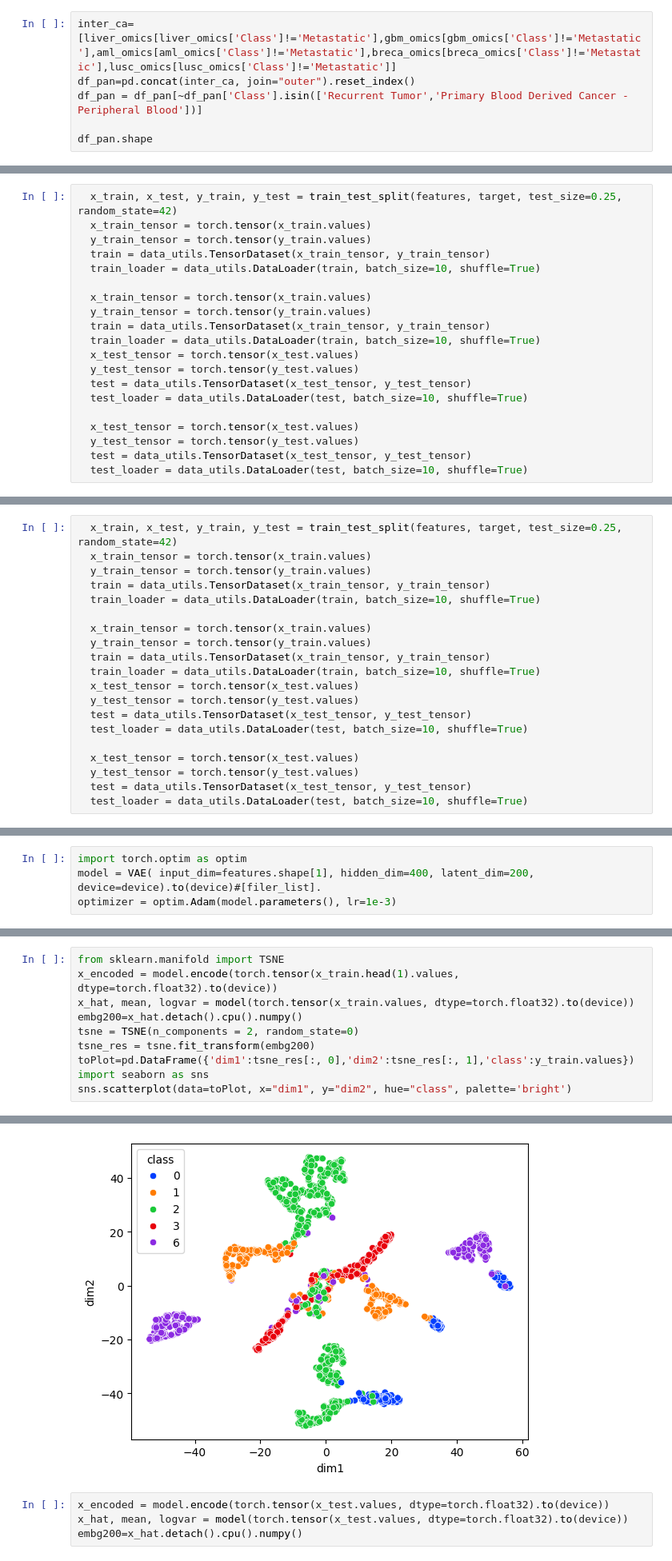
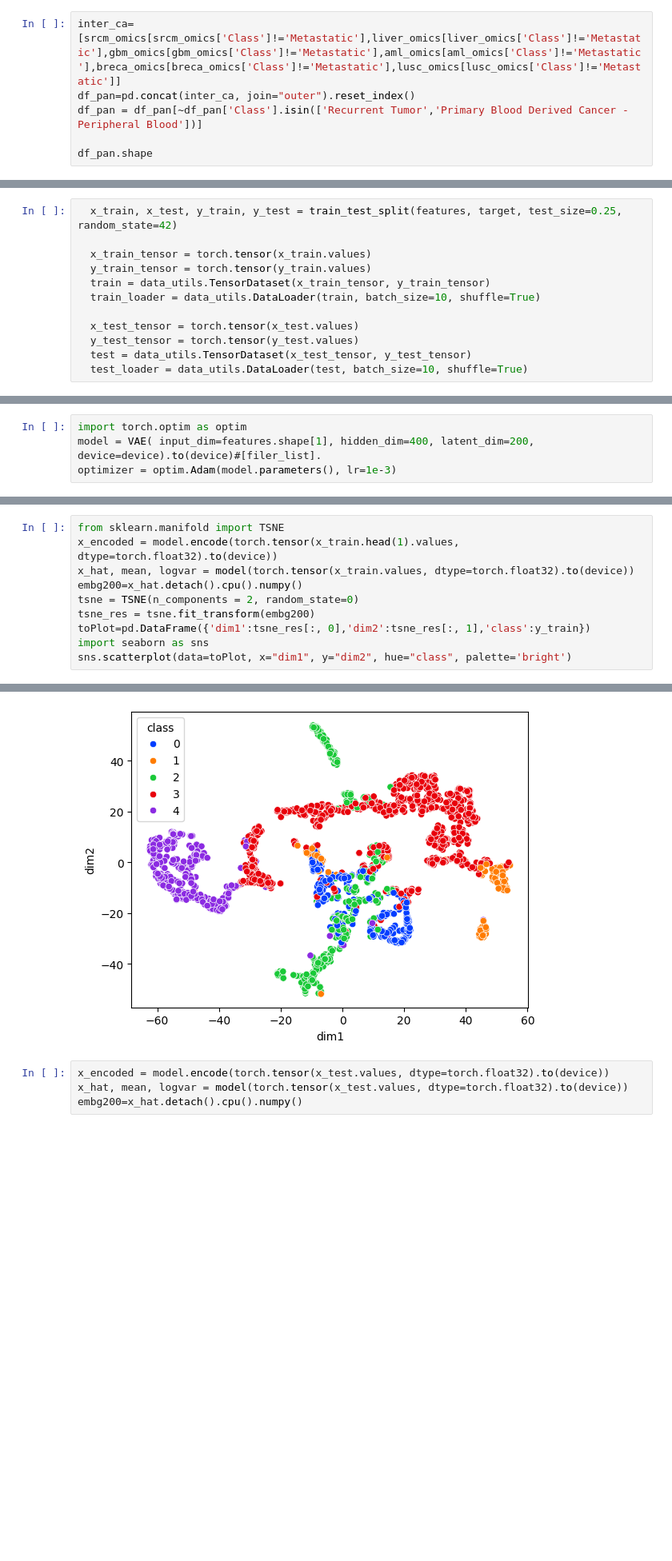
Before and after one commit to rowl27/Cancer-Omics, a Jupyter notebook: 01_05TCGA_PANCA_EXP.ipynb, the cells around one changed output, grey strips where cells are left out. Shown at 80% size. Drawn from its saved outputs; the diff is of its cells as text; blank space fills up the shorter version.

```diff
--- a/01_05TCGA_PANCA_EXP.ipynb
+++ b/01_05TCGA_PANCA_EXP.ipynb
@@ -227,5 +262,5 @@ liver_omics= omics(path,omics_data[f1]['kwrd'],omics_data[f1]['key']).get_meth_c
 # %%
-inter_ca= [liver_omics[liver_omics['Class']!='Metastatic'],gbm_omics[gbm_omics['Class']!='Metastatic'],aml_omics[aml_omics['Class']!='Metastatic'],breca_omics[breca_omics['Class']!='Metastatic'],lusc_omics[lusc_omics['Class']!='Metastatic']]
+inter_ca= [srcm_omics[srcm_omics['Class']!='Metastatic'],liver_omics[liver_omics['Class']!='Metastatic'],gbm_omics[gbm_omics['Class']!='Metastatic'],aml_omics[aml_omics['Class']!='Metastatic'],breca_omics[breca_omics['Class']!='Metastatic'],lusc_omics[lusc_omics['Class']!='Metastatic']]
 df_pan=pd.concat(inter_ca, join="outer").reset_index()
 df_pan = df_pan[~df_pan['Class'].isin(['Recurrent Tumor','Primary Blood Derived Cancer - Peripheral Blood'])]
 
@@ -303,23 +347,15 @@ SVC does not accept missing values encoded as NaN natively. For supervised learn
 # %%
   x_train, x_test, y_train, y_test = train_test_split(features, target, test_size=0.25, random_state=42)
+
   x_train_tensor = torch.tensor(x_train.values)
   y_train_tensor = torch.tensor(y_train.values)
   train = data_utils.TensorDataset(x_train_tensor, y_train_tensor)
   train_loader = data_utils.DataLoader(train, batch_size=10, shuffle=True)
 
-  x_train_tensor = torch.tensor(x_train.values)
-  y_train_tensor = torch.tensor(y_train.values)
-  train = data_utils.TensorDataset(x_train_tensor, y_train_tensor)
-  train_loader = data_utils.DataLoader(train, batch_size=10, shuffle=True)
   x_test_tensor = torch.tensor(x_test.values)
   y_test_tensor = torch.tensor(y_test.values)
   test = data_utils.TensorDataset(x_test_tensor, y_test_tensor)
   test_loader = data_utils.DataLoader(test, batch_size=10, shuffle=True)
-
-  x_test_tensor = torch.tensor(x_test.values)
-  y_test_tensor = torch.tensor(y_test.values)
-  test = data_utils.TensorDataset(x_test_tensor, y_test_tensor)
-  test_loader = data_utils.DataLoader(test, batch_size=10, shuffle=True)
 # %%
 from sklearn.ensemble import RandomForestClassifier
 rf_n = RandomForestClassifier(n_estimators=5, random_state=random_seed)
@@ -345,26 +381,6 @@ shap_importance = pd.DataFrame(list(zip(feature_names, vals)),
 shap_importance.sort_values(by=['feature_importance_vals'],
                                ascending=False, inplace=True)
 filer_list =shap_importance['col_name'].head(20000)
-# %%
-  x_train, x_test, y_train, y_test = train_test_split(features, target, test_size=0.25, random_state=42)
-  x_train_tensor = torch.tensor(x_train.values)
-  y_train_tensor = torch.tensor(y_train.values)
-  train = data_utils.TensorDataset(x_train_tensor, y_train_tensor)
-  train_loader = data_utils.DataLoader(train, batch_size=10, shuffle=True)
-
-  x_train_tensor = torch.tensor(x_train.values)
-  y_train_tensor = torch.tensor(y_train.values)
-  train = data_utils.TensorDataset(x_train_tensor, y_train_tensor)
-  train_loader = data_utils.DataLoader(train, batch_size=10, shuffle=True)
-  x_test_tensor = torch.tensor(x_test.values)
-  y_test_tensor = torch.tensor(y_test.values)
-  test = data_utils.TensorDataset(x_test_tensor, y_test_tensor)
-  test_loader = data_utils.DataLoader(test, batch_size=10, shuffle=True)
-
-  x_test_tensor = torch.tensor(x_test.values)
-  y_test_tensor = torch.tensor(y_test.values)
-  test = data_utils.TensorDataset(x_test_tensor, y_test_tensor)
-  test_loader = data_utils.DataLoader(test, batch_size=10, shuffle=True)
 # %%
 x_test
 # %% [output]
@@ -446,16 +448,16 @@ train(model, optimizer, epochs=50, device=device)
 # %%
 from sklearn.manifold import TSNE
 x_encoded = model.encode(torch.tensor(x_train.head(1).values, dtype=torch.float32).to(device))
 x_hat, mean, logvar = model(torch.tensor(x_train.values, dtype=torch.float32).to(device))
 embg200=x_hat.detach().cpu().numpy()
 tsne = TSNE(n_components = 2, random_state=0)
 tsne_res = tsne.fit_transform(embg200)
-toPlot=pd.DataFrame({'dim1':tsne_res[:, 0],'dim2':tsne_res[:, 1],'class':y_train.values})
+toPlot=pd.DataFrame({'dim1':tsne_res[:, 0],'dim2':tsne_res[:, 1],'class':y_train})
 import seaborn as sns
 sns.scatterplot(data=toPlot, x="dim1", y="dim2", hue="class", palette='bright')
 # %% [output]
 <Axes: xlabel='dim1', ylabel='dim2'>
-[figure, old version]
+[figure, new version]
 # %%
 x_encoded = model.encode(torch.tensor(x_test.values, dtype=torch.float32).to(device))
 x_hat, mean, logvar = model(torch.tensor(x_test.values, dtype=torch.float32).to(device))
```
Also changed, not shown: parts of 29 cells of this notebook.
